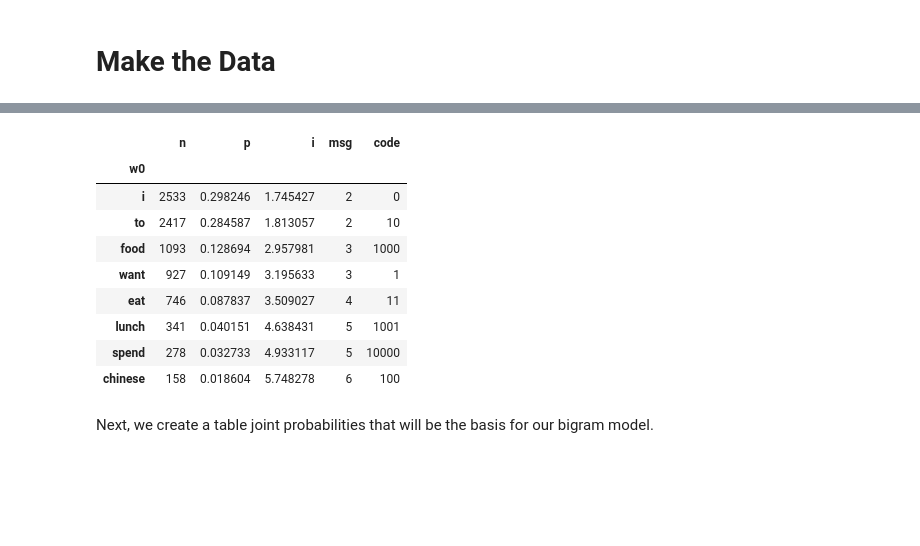
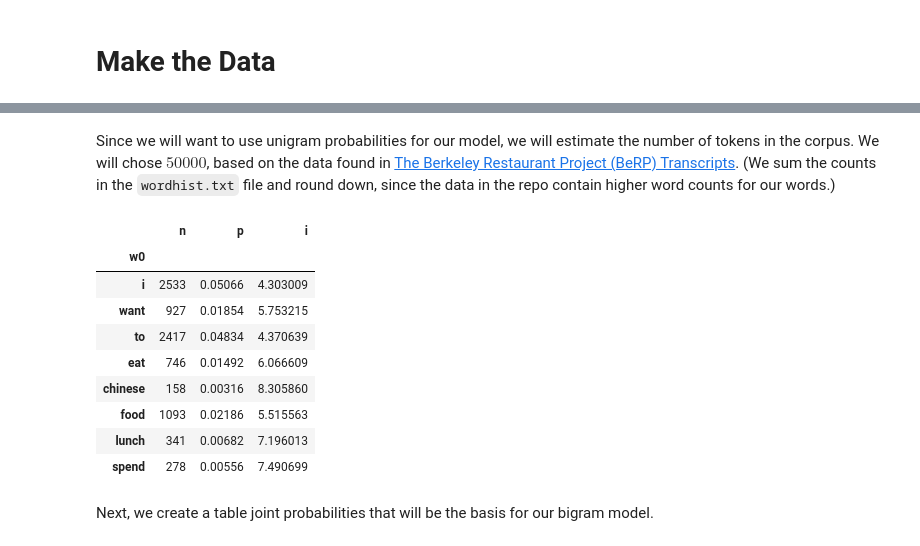
Before and after one commit to ontoligent/DS5001-2023-01-R, a Jupyter notebook: lessons/M03_LanguageModels/M03_02_SimpleLangModel.ipynb, the cells around one changed output, grey strips where cells are left out. Drawn from its saved outputs; the diff is of its cells as text; code cells hidden in the pictures; blank space fills up the shorter version.

Commit message:
Improved probability estimates

```diff
--- a/lessons/M03_LanguageModels/M03_02_SimpleLangModel.ipynb
+++ b/lessons/M03_LanguageModels/M03_02_SimpleLangModel.ipynb
@@ -36,6 +28,6 @@ We will compute $p$, $i$, and $msg$ for each of our tables.
 # %%
 data1 = dict(
-    w0 = "i, want, to, eat, chinese, food, lunch, spend".split(", "),
+    w0 = "i want to eat chinese food lunch spend".split(),
     n = [2533, 927, 2417, 746, 158, 1093, 341, 278]
 )
 # %%
@@ -48,13 +36,2 @@ df1['msg'] = df1.i.round(0).astype('int')
-# %%
-df1.sort_values('i')
-# %% [output]
-|  | n | p | i | msg | code |
-| w0 |  |  |  |  |  |
-| i | 2533 | 0.298246 | 1.745427 | 2 | 0 |
-| to | 2417 | 0.284587 | 1.813057 | 2 | 10 |
-| food | 1093 | 0.128694 | 2.957981 | 3 | 1000 |
-| want | 927 | 0.109149 | 3.195633 | 3 | 1 |
-| eat | 746 | 0.087837 | 3.509027 | 4 | 11 |
-| lunch | 341 | 0.040151 | 4.638431 | 5 | 1001 |
-| spend | 278 | 0.032733 | 4.933117 | 5 | 10000 |
-| chinese | 158 | 0.018604 | 5.748278 | 6 | 100 |
+# %% [markdown]
+Since we will want to use unigram probabilities for our model, we will estimate the number of tokens in the corpus. We will chose $50000$, based on the data found in [The Berkeley Restaurant Project (BeRP) Transcripts](https://github.com/wooters/berp-trans/). (We sum the counts in the `wordhist.txt` file and round down, since the data in the repo contain higher word counts for our words.)
@@ -61,3 +43,16 @@ df1.sort_values('i')
+# %%
+df1
+# %% [output]
+|  | n | p | i |
+| w0 |  |  |  |
+| i | 2533 | 0.05066 | 4.303009 |
+| want | 927 | 0.01854 | 5.753215 |
+| to | 2417 | 0.04834 | 4.370639 |
+| eat | 746 | 0.01492 | 6.066609 |
+| chinese | 158 | 0.00316 | 8.305860 |
+| food | 1093 | 0.02186 | 5.515563 |
+| lunch | 341 | 0.00682 | 7.196013 |
+| spend | 278 | 0.00556 | 7.490699 |
 # %% [markdown]
 Next, we create a table joint probabilities that will be the basis for our bigram model.
 # %%
```
Also changed, not shown: parts of 16 cells of this notebook.
